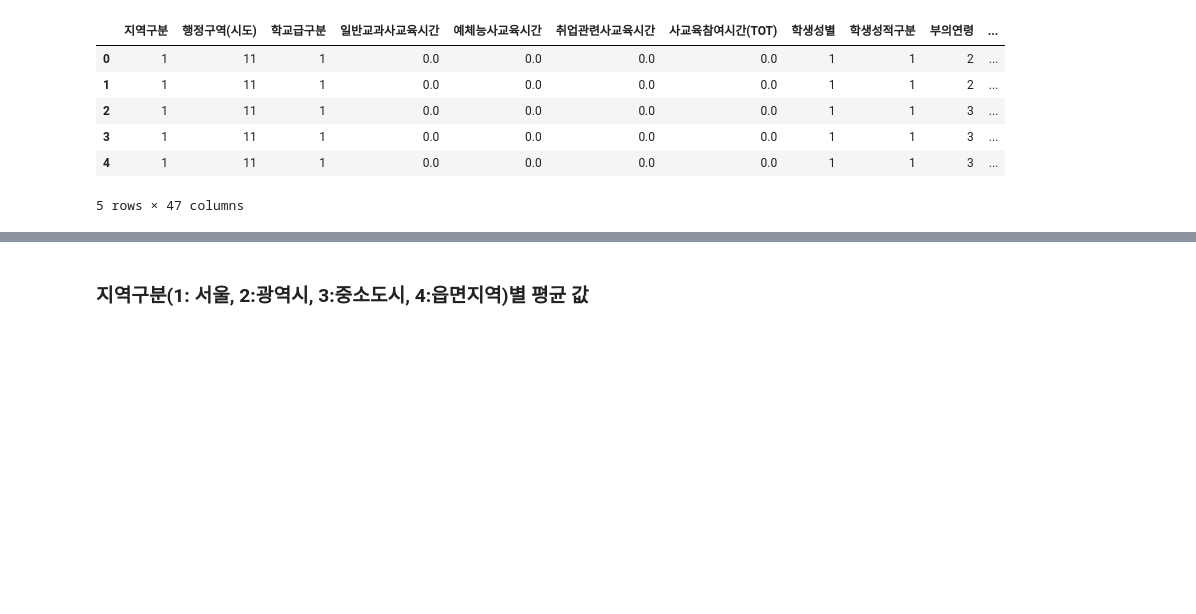
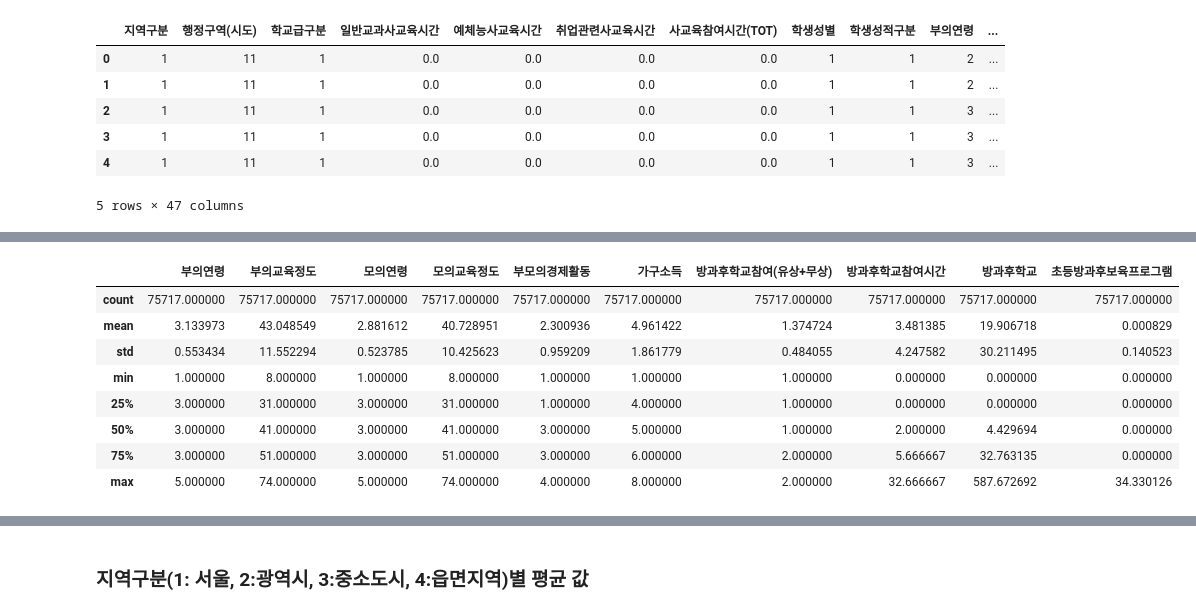
Before and after one commit to JeehunPark/DS, a Jupyter notebook: Python/edu/private_education.ipynb, the cells around one changed output, grey strips where cells are left out. Drawn from its saved outputs; the diff is of its cells as text; code cells hidden in the pictures; blank space fills up the shorter version.

```diff
--- a/Python/edu/private_education.ipynb
+++ b/Python/edu/private_education.ipynb
@@ -143,0 +144,12 @@ data_1.describe()
+# %%
+data_1.iloc[:, 9:19].describe()
+# %% [output]
+|  | 부의연령 | 부의교육정도 | 모의연령 | 모의교육정도 | 부모의경제활동 | 가구소득 | 방과후학교참여(유상+무상) | 방과후학교참여시간 | 방과후학교 | 초등방과후보육프로그램 |
+| count | 75717.000000 | 75717.000000 | 75717.000000 | 75717.000000 | 75717.000000 | 75717.000000 | 75717.000000 | 75717.000000 | 75717.000000 | 75717.000000 |
+| mean | 3.133973 | 43.048549 | 2.881612 | 40.728951 | 2.300936 | 4.961422 | 1.374724 | 3.481385 | 19.906718 | 0.000829 |
+| std | 0.553434 | 11.552294 | 0.523785 | 10.425623 | 0.959209 | 1.861779 | 0.484055 | 4.247582 | 30.211495 | 0.140523 |
+| min | 1.000000 | 8.000000 | 1.000000 | 8.000000 | 1.000000 | 1.000000 | 1.000000 | 0.000000 | 0.000000 | 0.000000 |
+| 25% | 3.000000 | 31.000000 | 3.000000 | 31.000000 | 1.000000 | 4.000000 | 1.000000 | 0.000000 | 0.000000 | 0.000000 |
+| 50% | 3.000000 | 41.000000 | 3.000000 | 41.000000 | 3.000000 | 5.000000 | 1.000000 | 2.000000 | 4.429694 | 0.000000 |
+| 75% | 3.000000 | 51.000000 | 3.000000 | 51.000000 | 3.000000 | 6.000000 | 2.000000 | 5.666667 | 32.763135 | 0.000000 |
+| max | 5.000000 | 74.000000 | 5.000000 | 74.000000 | 4.000000 | 8.000000 | 2.000000 | 32.666667 | 587.672692 | 34.330126 |
```
Also changed, not shown: parts of 22 cells of this notebook.
